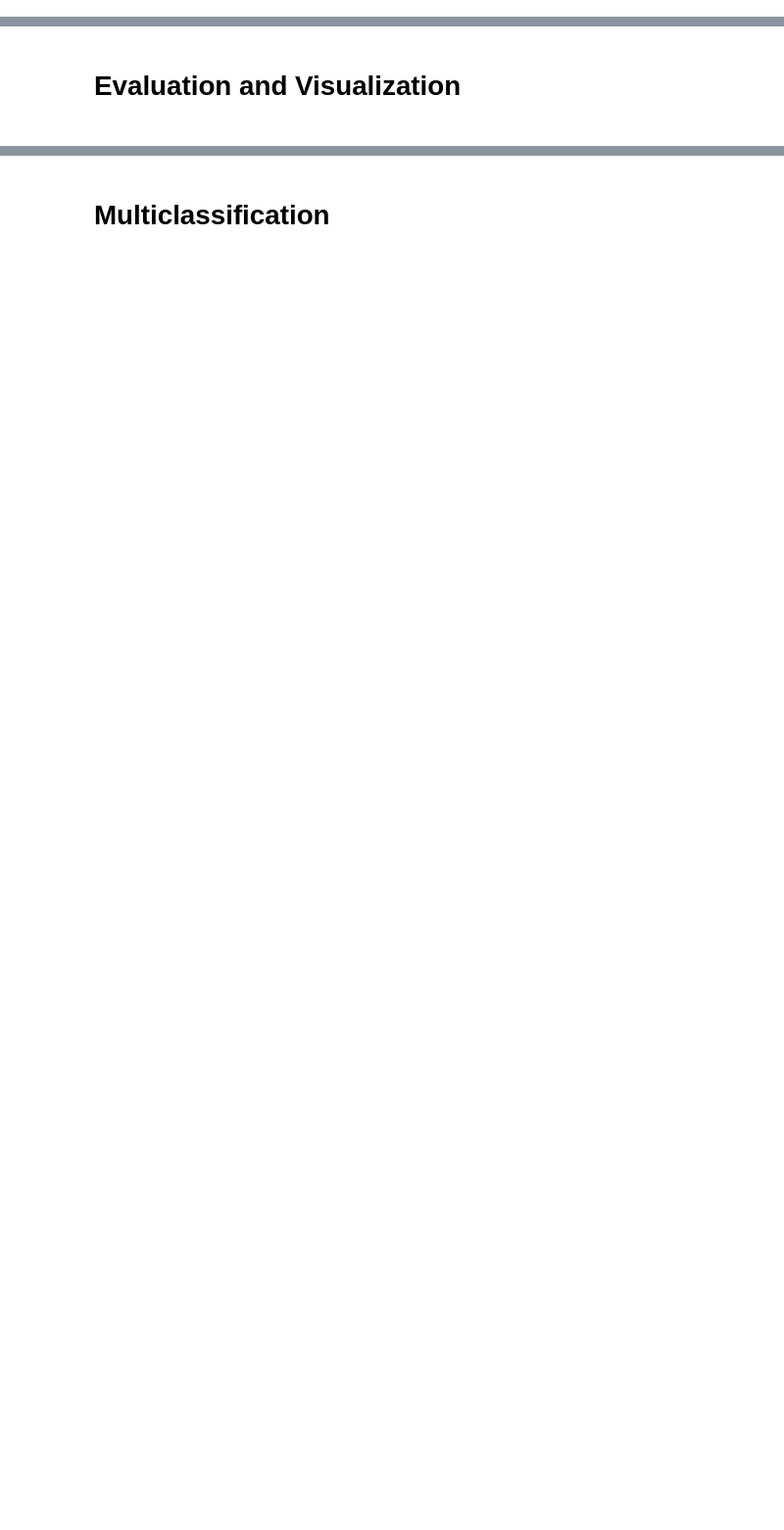
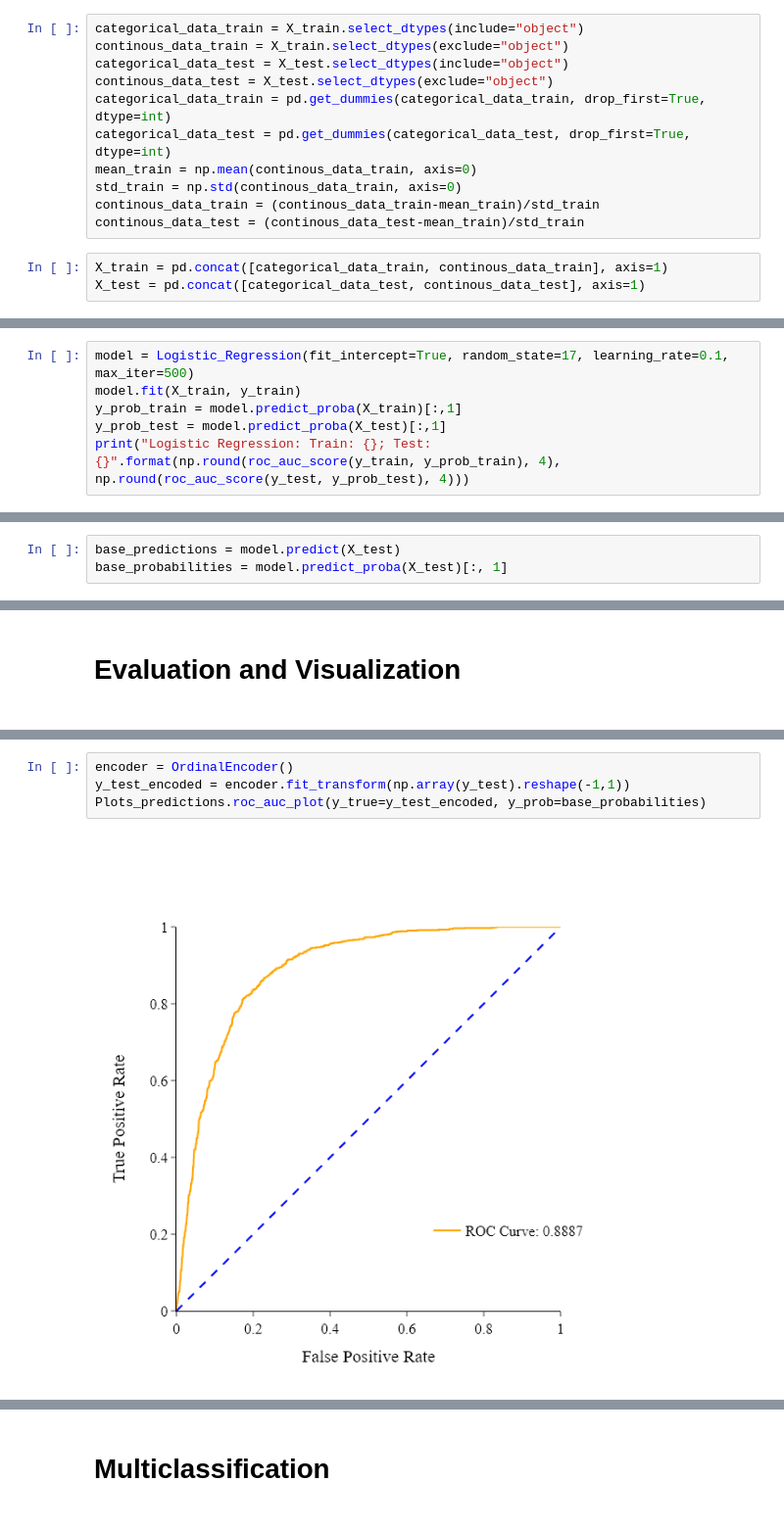
Before and after one commit to kvbiii/ML_Algorithms_from_scratch, a Jupyter notebook: Logistic_Regression/Logistic_Regression_example.ipynb, the cells around one changed output, grey strips where cells are left out. Shown at 98% size. Saved outputs shown, nothing was run; the diff lists cells and outputs as text; blank space fills up the shorter version.

```diff
--- a/Logistic_Regression/Logistic_Regression_example.ipynb
+++ b/Logistic_Regression/Logistic_Regression_example.ipynb
@@ -173,2 +167,16 @@ X_train_binary_classification, X_test_binary_classification, y_train_binary_clas
+# %%
+categorical_data_train = X_train.select_dtypes(include="object")
+continous_data_train = X_train.select_dtypes(exclude="object")
+categorical_data_test = X_test.select_dtypes(include="object")
+continous_data_test = X_test.select_dtypes(exclude="object")
+categorical_data_train = pd.get_dummies(categorical_data_train, drop_first=True, dtype=int)
+categorical_data_test = pd.get_dummies(categorical_data_test, drop_first=True, dtype=int)
+mean_train = np.mean(continous_data_train, axis=0)
+std_train = np.std(continous_data_train, axis=0)
+continous_data_train = (continous_data_train-mean_train)/std_train
+continous_data_test = (continous_data_test-mean_train)/std_train
+# %%
+X_train = pd.concat([categorical_data_train, continous_data_train], axis=1)
+X_test = pd.concat([categorical_data_test, continous_data_test], axis=1)
 # %% [markdown]
 <h1>Modelling<h1>
@@ -179,0 +249,6 @@ y_prob = model.predict_proba(X_test_binary_classification)[:,1]
+# %%
+model = Logistic_Regression(fit_intercept=True, random_state=17, learning_rate=0.1, max_iter=500)
+model.fit(X_train, y_train)
+y_prob_train = model.predict_proba(X_train)[:,1]
+y_prob_test = model.predict_proba(X_test)[:,1]
+print("Logistic Regression: Train: {}; Test: {}".format(np.round(roc_auc_score(y_train, y_prob_train), 4), np.round(roc_auc_score(y_test, y_prob_test), 4)))
@@ -179,0 +259,3 @@ y_prob = model.predict_proba(X_test_binary_classification)[:,1]
+# %%
+base_predictions = model.predict(X_test)
+base_probabilities = model.predict_proba(X_test)[:, 1]
@@ -197,0 +341,6 @@ model.summary()
+# %%
+encoder = OrdinalEncoder()
+y_test_encoded = encoder.fit_transform(np.array(y_test).reshape(-1,1))
+Plots_predictions.roc_auc_plot(y_true=y_test_encoded, y_prob=base_probabilities)
+# %% [output]
+[figure, added]
```
Also changed, not shown: parts of 74 cells of this notebook.
